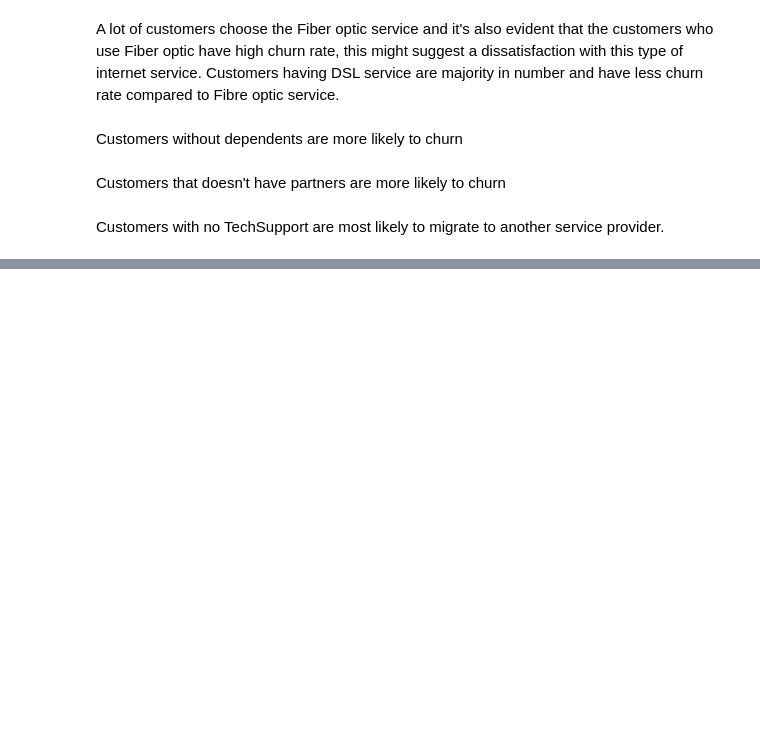
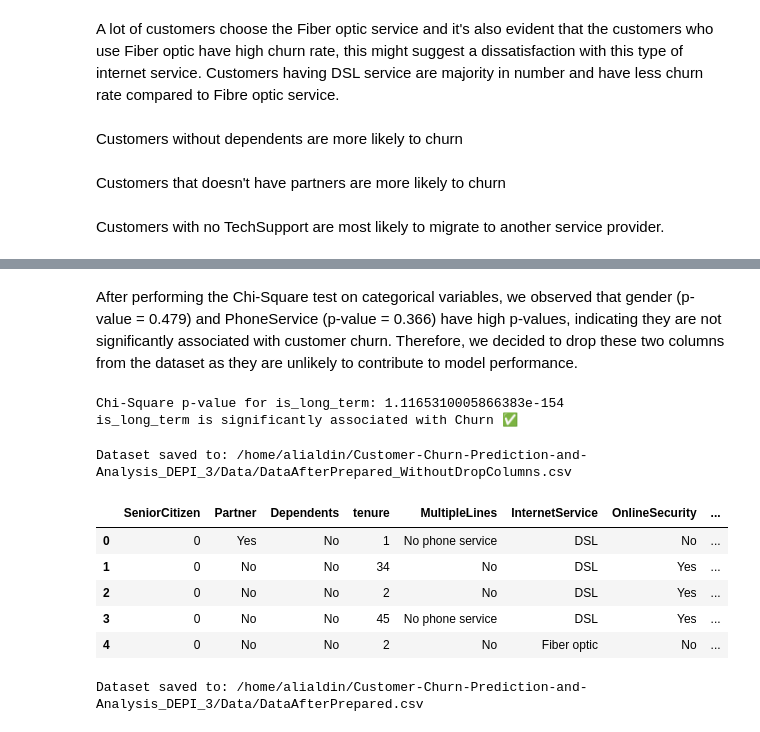
Before and after one commit to Alialdin66/Customer-Churn-Prediction-and-Analysis_DEPI_3, a Jupyter notebook: Notebooks/milestone1&milestone2/milestoe1&2.ipynb, the cells around one changed output, grey strips where cells are left out. Cells and saved outputs as stored; diff of their text form; code cells hidden in the pictures; blank space fills up the shorter version.

```diff
--- a/milestone1/milestoe1.ipynb
+++ b/Notebooks/milestone1&milestone2/milestoe1&2.ipynb
@@ -420,0 +475,70 @@ Dataset has been saved to milestone2\milestone2_dataset.csv
+# %% [markdown]
+After performing the Chi-Square test on categorical variables, we observed that gender (p-value = 0.479) and PhoneService (p-value = 0.366) have high p-values, indicating they are not significantly associated with customer churn. Therefore, we decided to drop these two columns from the dataset as they are unlikely to contribute to model performance.
+# %%
+df['is_long_term'] = (df['tenure'] > 12).astype(int)
+# %%
+from scipy.stats import chi2_contingency
+import pandas as pd
+
+contingency_table = pd.crosstab(df['is_long_term'], df['Churn'])
+
+chi2, p, dof, expected = chi2_contingency(contingency_table)
+print("Chi-Square p-value for is_long_term:", p)
+
+if p < 0.05:
+    print("is_long_term is significantly associated with Churn ✅")
+else:
+    print("is_long_term is NOT significantly associated with Churn ❌")
+# %% [output]
+Chi-Square p-value for is_long_term: 1.1165310005866383e-154
+is_long_term is significantly associated with Churn ✅
+# %%
+import os
+import pandas as pd
+
+notebook_dir = os.path.dirname(os.getcwd())
+
+project_root = os.path.dirname(notebook_dir)
+
+data_folder = os.path.join(project_root, "Data")
+
+os.makedirs(data_folder, exist_ok=True)
+
+output_path = os.path.join(data_folder, "DataAfterPrepared_WithoutDropColumns.csv")
+
+df.to_csv(output_path, index=False)
+
+print(f"Dataset saved to: {output_path}")
+# %% [output]
+Dataset saved to: /home/alialdin/Customer-Churn-Prediction-and-Analysis_DEPI_3/Data/DataAfterPrepared_WithoutDropColumns.csv
+# %%
+df.drop(columns=['gender'], inplace=True)
+df.drop(columns=['PhoneService'], inplace=True)
+# %%
+df.head()
+# %% [output]
+|  | SeniorCitizen | Partner | Dependents | tenure | MultipleLines | InternetService | OnlineSecurity | ... |
+| 0 | 0 | Yes | No | 1 | No phone service | DSL | No | ... |
+| 1 | 0 | No | No | 34 | No | DSL | Yes | ... |
+| 2 | 0 | No | No | 2 | No | DSL | Yes | ... |
+| 3 | 0 | No | No | 45 | No phone service | DSL | Yes | ... |
+| 4 | 0 | No | No | 2 | No | Fiber optic | No | ... |
+# %%
+import os
+import pandas as pd
+
+notebook_dir = os.path.dirname(os.getcwd())
+
+project_root = os.path.dirname(notebook_dir)
+
+data_folder = os.path.join(project_root, "Data")
+
+os.makedirs(data_folder, exist_ok=True)
+
+output_path = os.path.join(data_folder, "DataAfterPrepared.csv")
+
+df.to_csv(output_path, index=False)
+
+print(f"Dataset saved to: {output_path}")
+# %% [output]
+Dataset saved to: /home/alialdin/Customer-Churn-Prediction-and-Analysis_DEPI_3/Data/DataAfterPrepared.csv
```
Also changed, not shown: parts of 10 cells of this notebook, 17 other files.
